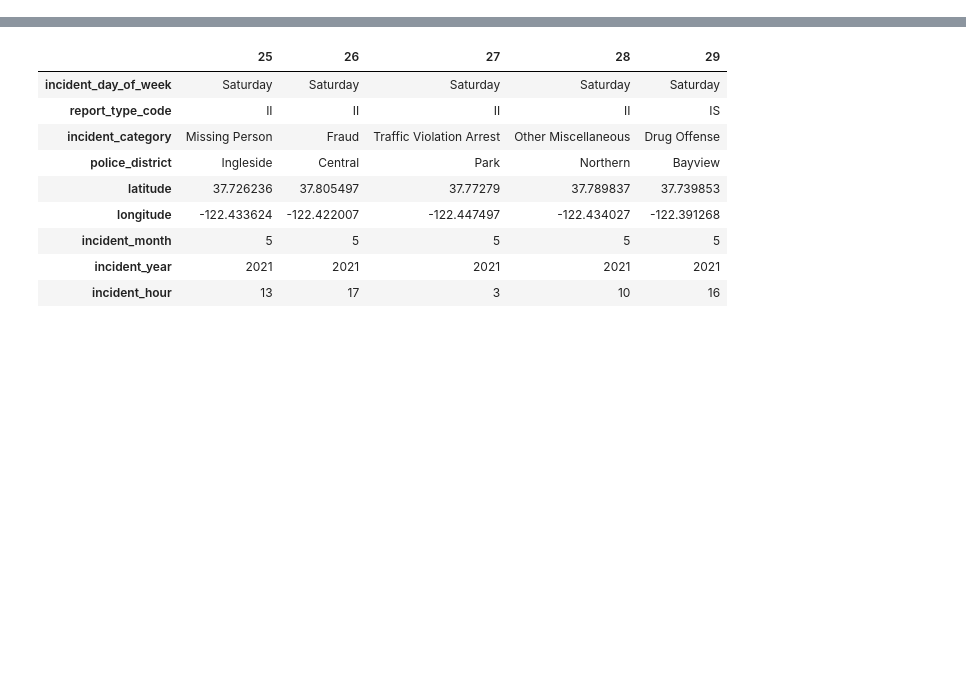
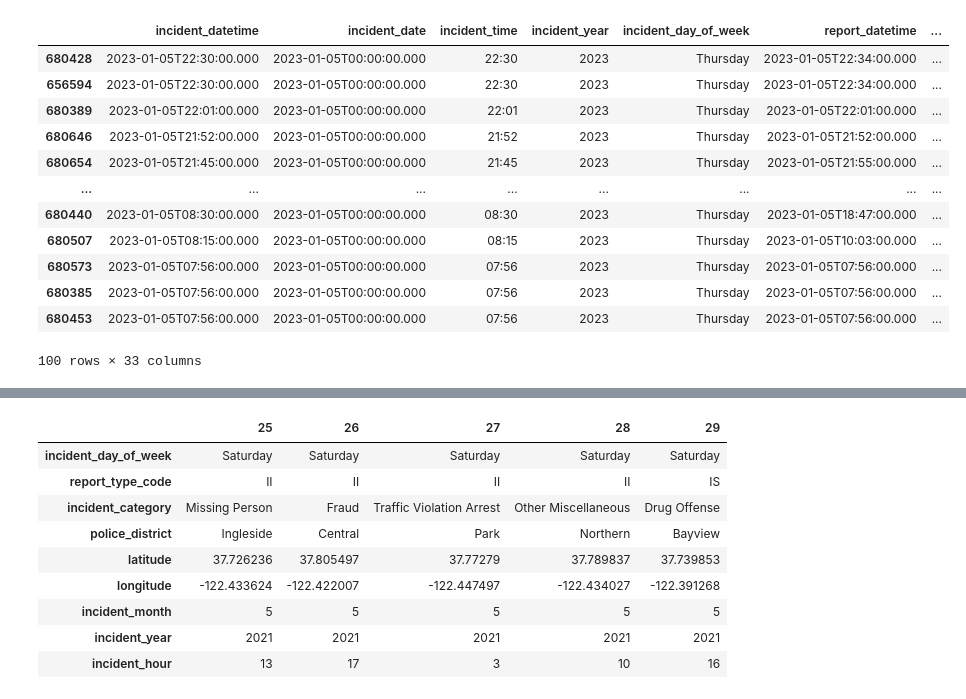
Before and after one commit to Hope-Liang/ID2223Project, a Jupyter notebook: Proposal/preprocessing.ipynb, the cells around one changed output, grey strips where cells are left out. Saved outputs shown, nothing was run; the diff lists cells and outputs as text; code cells hidden in the pictures; blank space fills up the shorter version.

```diff
--- a/Proposal/preprocessing.ipynb
+++ b/Proposal/preprocessing.ipynb
@@ -113,0 +181,16 @@ array(['Theft and Robbery', 'Theft and Robbery', 'Assault', 'Other',
+# %%
+output_df
+# %% [output]
+|  | incident_datetime | incident_date | incident_time | incident_year | incident_day_of_week | report_datetime | ... |
+| 680428 | 2023-01-05T22:30:00.000 | 2023-01-05T00:00:00.000 | 22:30 | 2023 | Thursday | 2023-01-05T22:34:00.000 | ... |
+| 656594 | 2023-01-05T22:30:00.000 | 2023-01-05T00:00:00.000 | 22:30 | 2023 | Thursday | 2023-01-05T22:34:00.000 | ... |
+| 680389 | 2023-01-05T22:01:00.000 | 2023-01-05T00:00:00.000 | 22:01 | 2023 | Thursday | 2023-01-05T22:01:00.000 | ... |
+| 680646 | 2023-01-05T21:52:00.000 | 2023-01-05T00:00:00.000 | 21:52 | 2023 | Thursday | 2023-01-05T21:52:00.000 | ... |
+| 680654 | 2023-01-05T21:45:00.000 | 2023-01-05T00:00:00.000 | 21:45 | 2023 | Thursday | 2023-01-05T21:55:00.000 | ... |
+| ... | ... | ... | ... | ... | ... | ... | ... |
+| 680440 | 2023-01-05T08:30:00.000 | 2023-01-05T00:00:00.000 | 08:30 | 2023 | Thursday | 2023-01-05T18:47:00.000 | ... |
+| 680507 | 2023-01-05T08:15:00.000 | 2023-01-05T00:00:00.000 | 08:15 | 2023 | Thursday | 2023-01-05T10:03:00.000 | ... |
+| 680573 | 2023-01-05T07:56:00.000 | 2023-01-05T00:00:00.000 | 07:56 | 2023 | Thursday | 2023-01-05T07:56:00.000 | ... |
+| 680385 | 2023-01-05T07:56:00.000 | 2023-01-05T00:00:00.000 | 07:56 | 2023 | Thursday | 2023-01-05T07:56:00.000 | ... |
+| 680453 | 2023-01-05T07:56:00.000 | 2023-01-05T00:00:00.000 | 07:56 | 2023 | Thursday | 2023-01-05T07:56:00.000 | ... |
+100 rows × 33 columns
```
Also changed, not shown: parts of 26 cells of this notebook, 5 other files.
